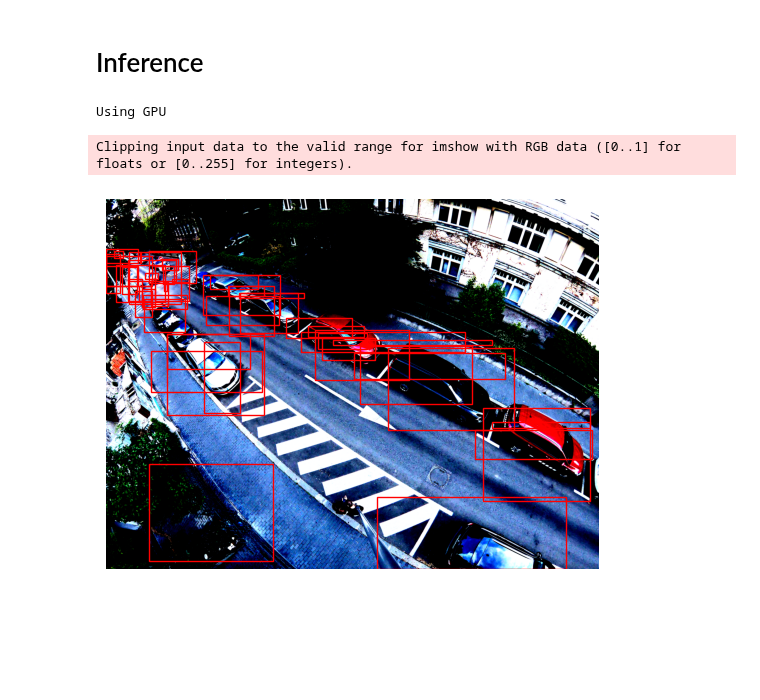
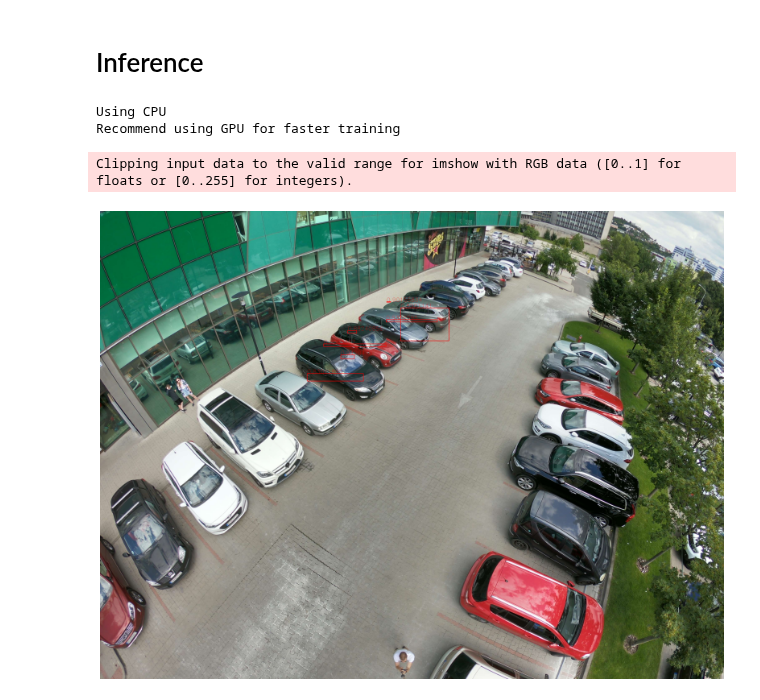
Before and after one commit to Eighonet/parking-research, a Jupyter notebook: Models/train.ipynb, the cells around one changed output. Cells and saved outputs as stored; diff of their text form; code cells hidden in the pictures; blank space fills up the shorter version.

Commit message:
added inference visualisation

```diff
--- a/Models/train.ipynb
+++ b/Models/train.ipynb
@@ -112,32 +116,52 @@ def plot_image_from_output(img, annotation):
         ax.add_patch(rect)
 
     plt.show()
+# %%
+import matplotlib.pyplot as plt
+
+def make_pred(model, img_batch, treshold):
+    pred = model(img_batch)
+    pred_boxes = [[(x[0], x[1]), (x[2], x[3])] for x in list(pred[0]["boxes"].detach().numpy())]
+    pred_class = list(pred[0]["labels"].detach().numpy())
+    pred_score = list(pred[0]["scores"].detach().numpy())
+    over_treshold = [pred_score.index(x) for x in pred_score if x>treshold][-1]
+    pred_boxes = pred_boxes[:over_treshold+1]
+    pred_class = pred_class[:over_treshold+1]
+    return pred_boxes, pred_score
+
+def show_inference(img_batch, model, img, treshold):
+    boxes, score = make_pred(model, img_batch, treshold)
+    for i, x in enumerate(boxes):
+        cv2.rectangle(img, (int(x[0][0]),int(x[0][1])), (int(x[1][0]),int(x[1][1])), color=(255, 0, 0), thickness=2)
+        cv2.putText(img, str(score[i]), (int(x[0][0]),int(x[0][1])), cv2.LINE_AA, 1.2, (255,0,0), 1)
+    plt.figure(figsize=(20,30))
+    plt.imshow(img)
+    plt.axis("off")
 # %%
 from torchvision import transforms
-import matplotlib.pyplot as plt
-import matplotlib.patches as patches
-
 
 device = get_device()
-model = torch.load("Saved_Models/34.pth")
-image = cv2.imread("GOPR6551.jpg", cv2.IMREAD_COLOR).astype(np.float32)
+model = get_model(faster_rcnn_vgg_params)
+model.eval()
+model.load_state_dict(torch.load("Saved_Models/state_dict.pth", map_location=torch.device('cpu')))
+image = cv2.imread("GOPR6584.jpg", cv2.IMREAD_COLOR).astype(np.float32)
 image = cv2.cvtColor(image, cv2.COLOR_BGR2RGB).astype(np.float32)
 image /= 255.0
 
 preprocess = transforms.Compose([
     # convert the frame to a CHW torch tensor for training
     transforms.ToTensor(),
     # normalize the colors to the range that mobilenet_v2/3 expect
     transforms.Normalize(mean=mean, std=std),
 ])
 input_tensor = preprocess(image)
 input_batch = input_tensor.unsqueeze(0)
 
 with torch.no_grad():
     input_batch = input_batch.to(device)
-    pred = make_prediction(model, input_batch, 0.6)
-plot_image_from_output(input_tensor, pred[0])
+    show_inference(input_batch, model, image, 0.8)
 # %% [output]
-Using GPU
+Using CPU
+Recommend using GPU for faster training
 Clipping input data to the valid range for imshow with RGB data ([0..1] for floats or [0..255] for integers).
-[figure, old version]
+[figure, new version]
```
Also changed, not shown: parts of 2 cells of this notebook, 1 other file.
